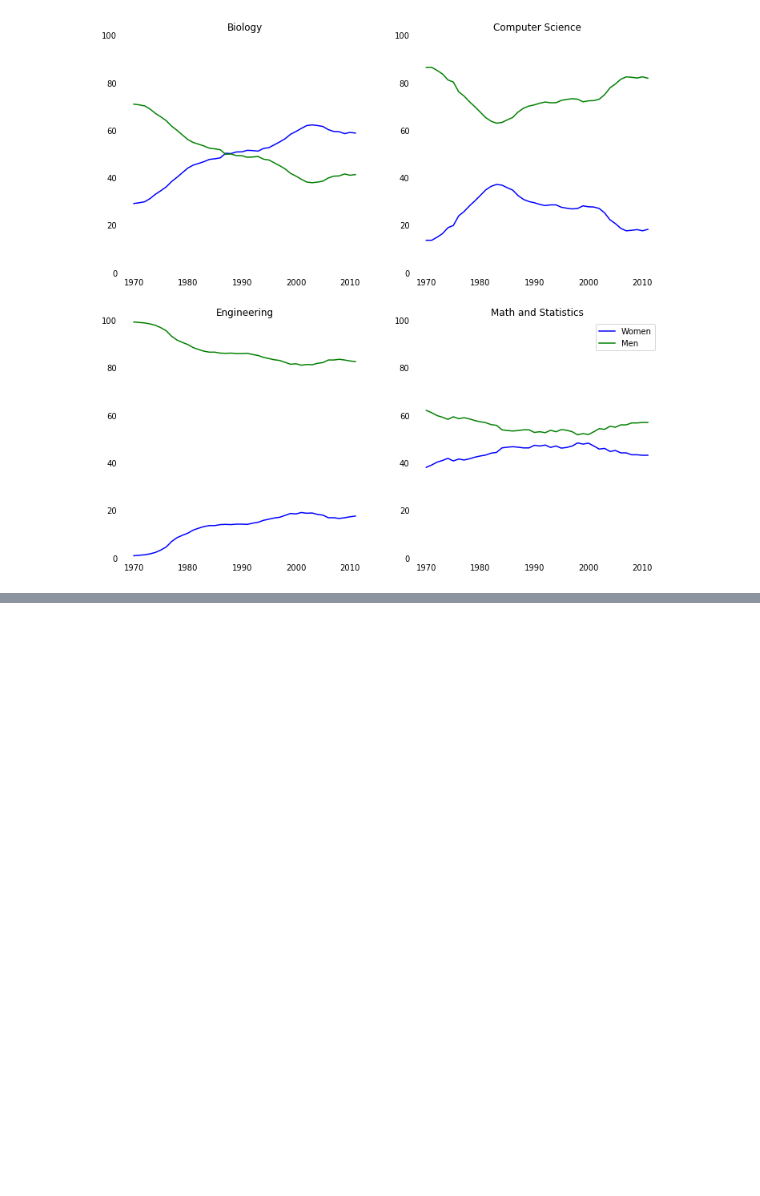
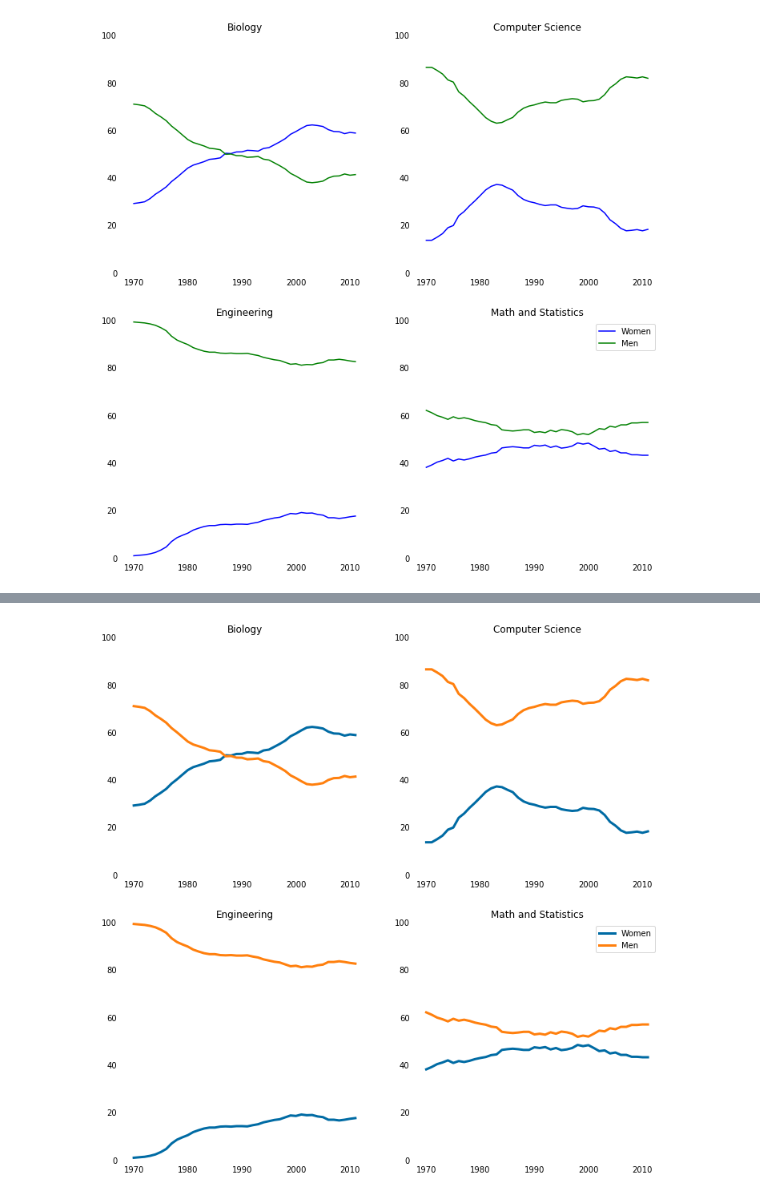
Before and after one commit to jaspindersingh83/Cleaning_Visualization_UPenn, a Jupyter notebook: Cleaning_Charts.ipynb, the cells around one changed output, grey strips where cells are left out. Cells and saved outputs as stored; diff of their text form; code cells hidden in the pictures; blank space fills up the shorter version.

Commit message:
Improving Asthetics of Charts

```diff
--- a/Cleaning_Charts.ipynb
+++ b/Cleaning_Charts.ipynb
@@ -63,0 +65,22 @@ for i in major_cats:
+# %%
+fig=plt.figure(figsize=(12,12))
+major_cats = ['Biology', 'Computer Science', 'Engineering', 'Math and Statistics']
+men_color=(255/255,128/255,14/255)
+women_color=(0/255,107/255,164/255)
+for i in major_cats:
+    ax=fig.add_subplot(2,2,1+major_cats.index(i))
+    ax.plot(women_degrees['Year'],women_degrees[i],color=women_color,label='Women',linewidth=3)
+    ax.plot(women_degrees['Year'],100-women_degrees[i],color=men_color,label='Men',linewidth=3)
+    ax.spines['top'].set_visible(False)
+    ax.spines['right'].set_visible(False)
+    ax.spines['bottom'].set_visible(False)
+    ax.spines['left'].set_visible(False)
+    ax.tick_params(bottom='off',left='off',right='off',top='off')
+    ax.set(title=i)
+    ax.set_ylim(0,100)
+
+    if major_cats.index(i)==3:
+        ax.legend(loc='upper right')
+plt.show()
+# %% [output]
+[figure, added]
```
Also changed, not shown: parts of 5 cells of this notebook.
